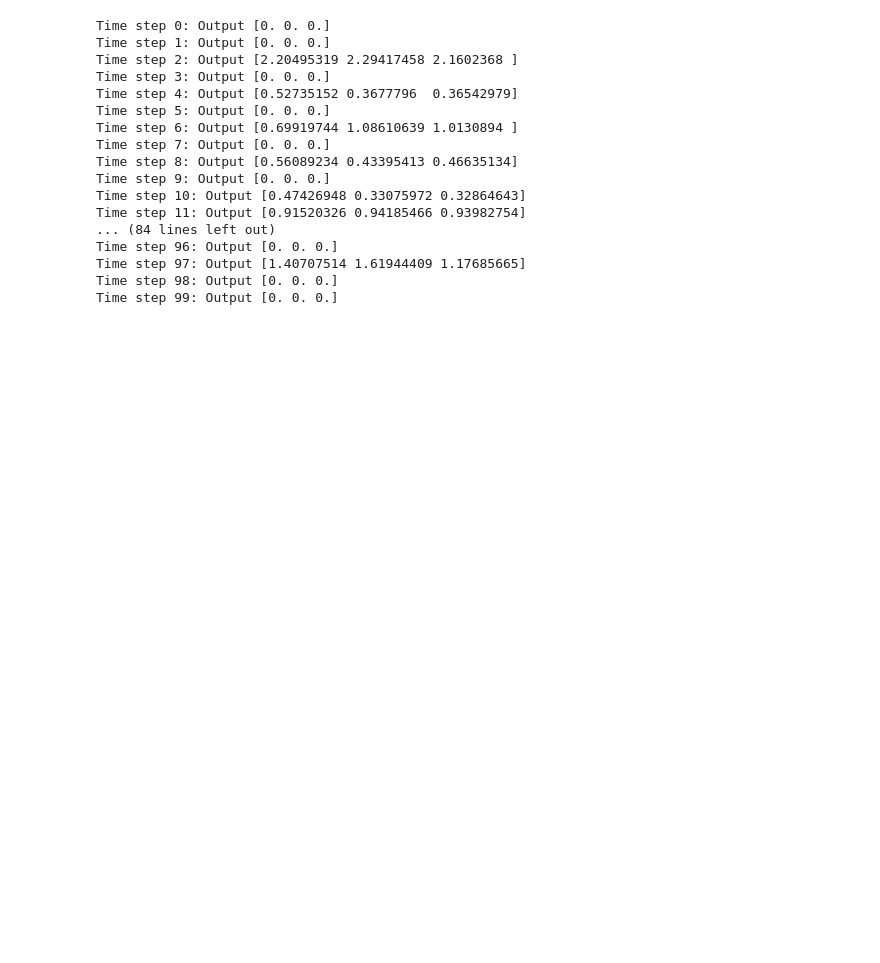
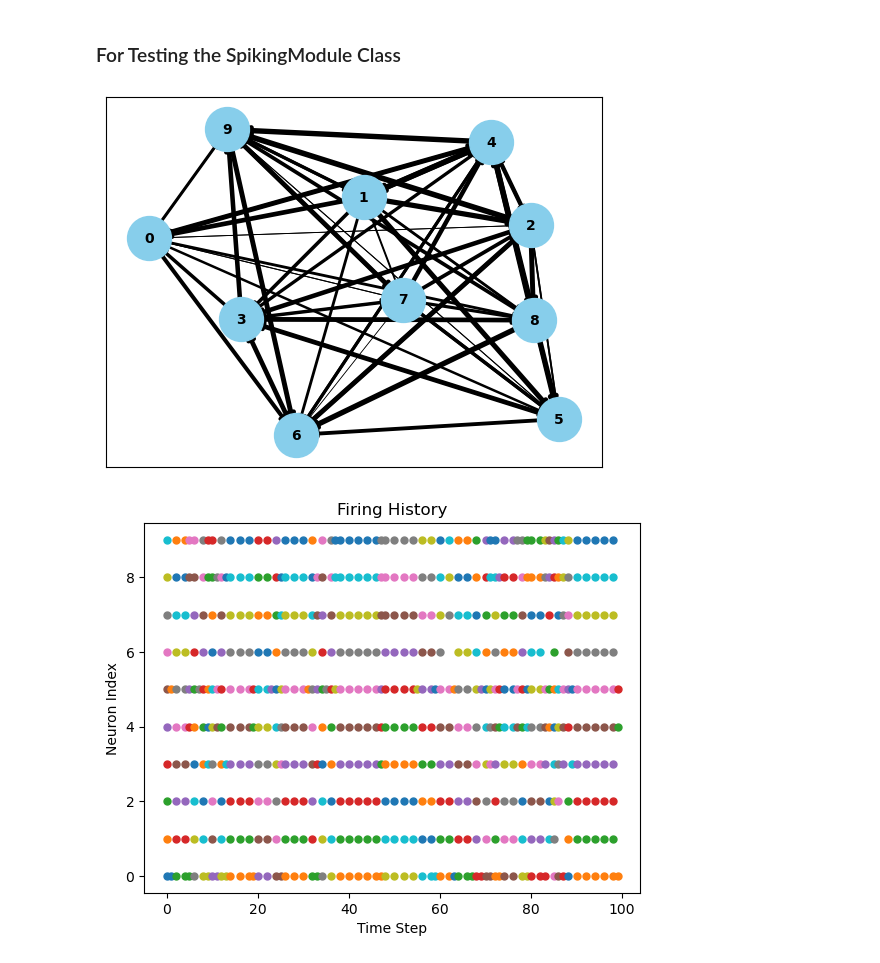
Before and after one commit to georgevenven/Spikey_Neurons, a Jupyter notebook: model.ipynb, the cells around one changed output. Cells and saved outputs as stored; diff of their text form; code cells hidden in the pictures; blank space fills up the shorter version.

```diff
--- a/model.ipynb
+++ b/model.ipynb
@@ -126,39 +234,23 @@ class SpikingModule():
-# %%
-import numpy as np
-
-# Initialize the module with the desired parameters
-module = SpikingModule(neuron_count=10, input_count=5, output_count=3, decay_rate=0.99, threshold=1, learning_rate=0.01, time_constant=20)
-
-# Set the input, internal, and output weights as needed
-input_weights = np.random.rand(5, 10)
-internal_weights = np.random.rand(10, 10)
-output_weights = np.random.rand(10, 3)
-
-module.set_input_weights(input_weights)
-module.set_internal_weights(internal_weights)
-module.set_output_weights(output_weights)
-
-# Run the module for a number of time steps with input
-for t in range(100):
-    input_data = np.random.rand(5)
-    module.step(input_data)
-    output_data = module.get_output()
-    print(f"Time step {t}: Output {output_data}")
-# %% [output]
-Time step 0: Output [0. 0. 0.]
-Time step 1: Output [0. 0. 0.]
-Time step 2: Output [2.20495319 2.29417458 2.1602368 ]
-Time step 3: Output [0. 0. 0.]
-Time step 4: Output [0.52735152 0.3677796  0.36542979]
-Time step 5: Output [0. 0. 0.]
-Time step 6: Output [0.69919744 1.08610639 1.0130894 ]
-Time step 7: Output [0. 0. 0.]
-Time step 8: Output [0.56089234 0.43395413 0.46635134]
-Time step 9: Output [0. 0. 0.]
-Time step 10: Output [0.47426948 0.33075972 0.32864643]
-Time step 11: Output [0.91520326 0.94185466 0.93982754]
-... (84 lines left out)
-Time step 96: Output [0. 0. 0.]
-Time step 97: Output [1.40707514 1.61944409 1.17685665]
-Time step 98: Output [0. 0. 0.]
-Time step 99: Output [0. 0. 0.]
+# %% [markdown]
+### For Testing the SpikingModule Class
+# %%
+neuron_count = 10
+input_count = 5
+output_count = 5
+decay_rate = 0.5
+threshold = 1
+learning_rate = 0.01
+time_constant = 20
+
+module = SpikingModule(neuron_count, input_count, output_count, decay_rate, threshold, learning_rate, time_constant)
+module.freeze_weights('input', 0.5)
+
+for _ in range(1000):
+    input = np.random.rand(input_count)
+    module.step(input)
+
+
+module.visualize_network()
+# %% [output]
+[figure, added]
+[figure, added]
```
Also changed, not shown: parts of 3 cells of this notebook.
